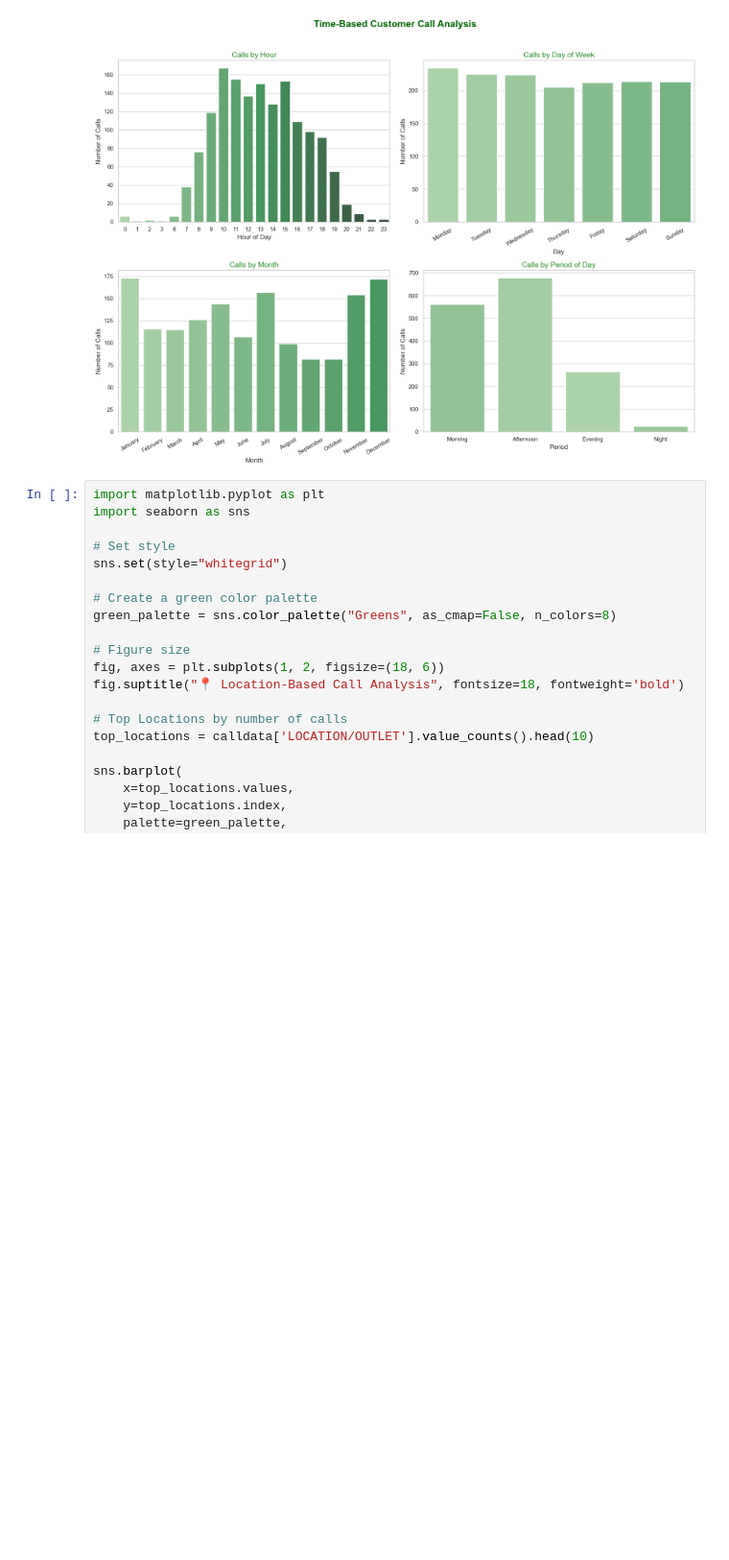
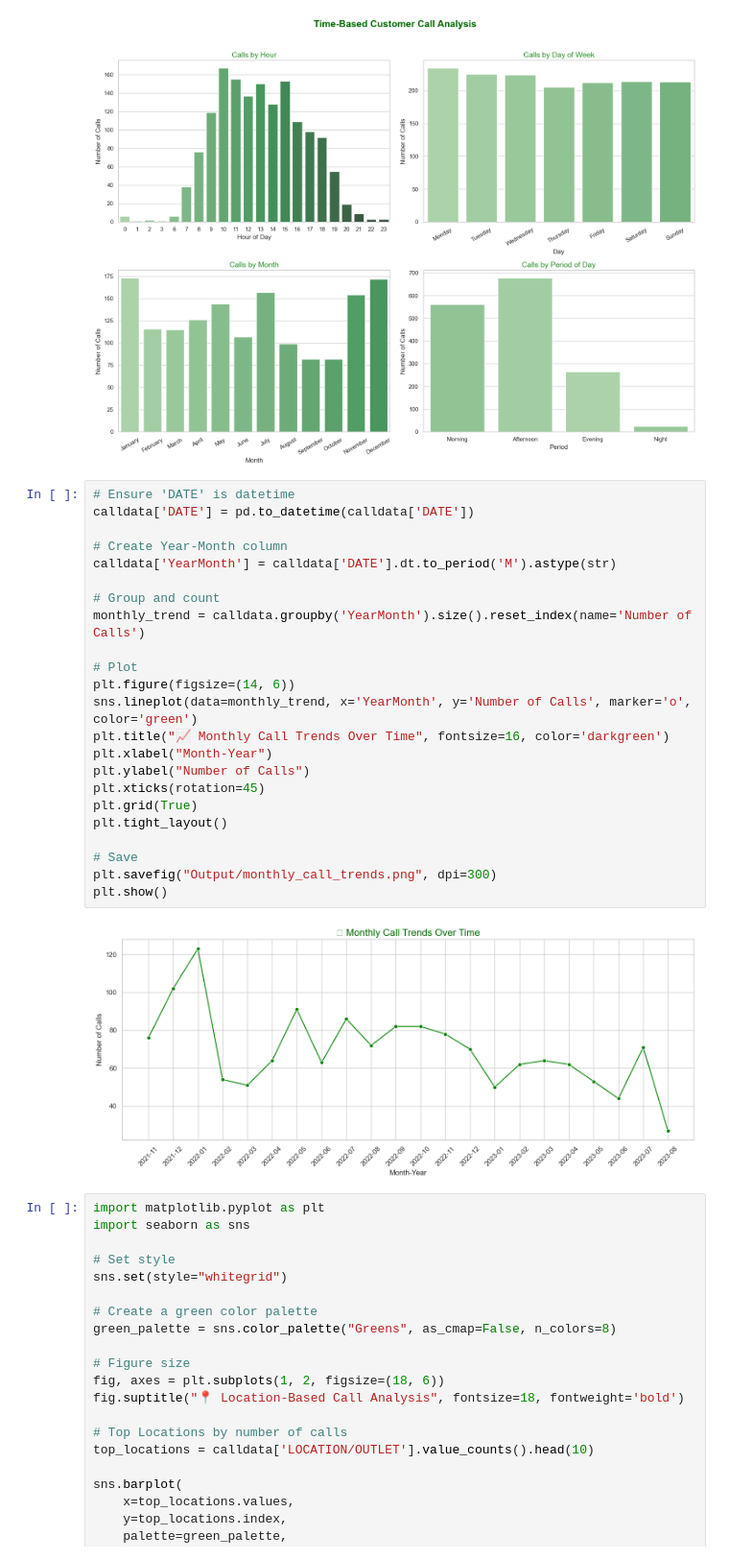
Before and after one commit to RachelinTheLoop/call-center-analytics, a Jupyter notebook: customer_call_analysis.ipynb, the cells around one changed output. Shown: that part at 96% size. Drawn from its saved outputs; the diff is of its cells as text; blank space fills up the shorter version.

```diff
--- a/customer_call_analysis.ipynb
+++ b/customer_call_analysis.ipynb
@@ -392,6 +637,31 @@ Passing `palette` without assigning `hue` is deprecated and will be removed in v
 
   sns.barplot(x=month_data.index, y=month_data.values, palette=green_palette_large[:len(month_data)], ax=axes[1, 0])
 [figure]
+# %%
+# Ensure 'DATE' is datetime
+calldata['DATE'] = pd.to_datetime(calldata['DATE'])
+
+# Create Year-Month column
+calldata['YearMonth'] = calldata['DATE'].dt.to_period('M').astype(str)
+
+# Group and count
+monthly_trend = calldata.groupby('YearMonth').size().reset_index(name='Number of Calls')
+
+# Plot
+plt.figure(figsize=(14, 6))
+sns.lineplot(data=monthly_trend, x='YearMonth', y='Number of Calls', marker='o', color='green')
+plt.title("📈 Monthly Call Trends Over Time", fontsize=16, color='darkgreen')
+plt.xlabel("Month-Year")
+plt.ylabel("Number of Calls")
+plt.xticks(rotation=45)
+plt.grid(True)
+plt.tight_layout()
+
+# Save
+plt.savefig("Output/monthly_call_trends.png", dpi=300)
+plt.show()
+# %% [output]
+[figure, added]
 # %%
 import matplotlib.pyplot as plt
 import seaborn as sns
```
Also changed, not shown: parts of 21 cells of this notebook, 8 other files.
